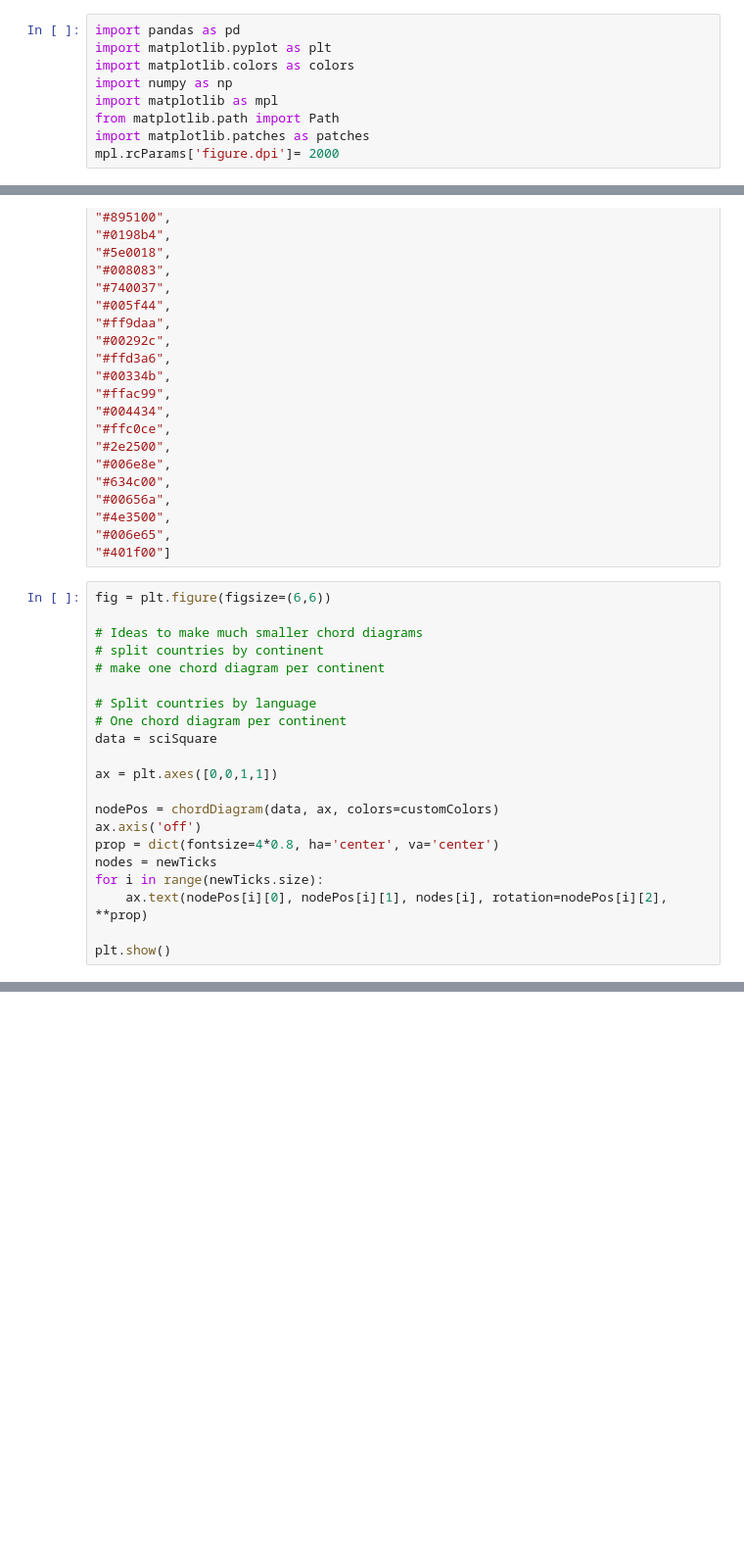
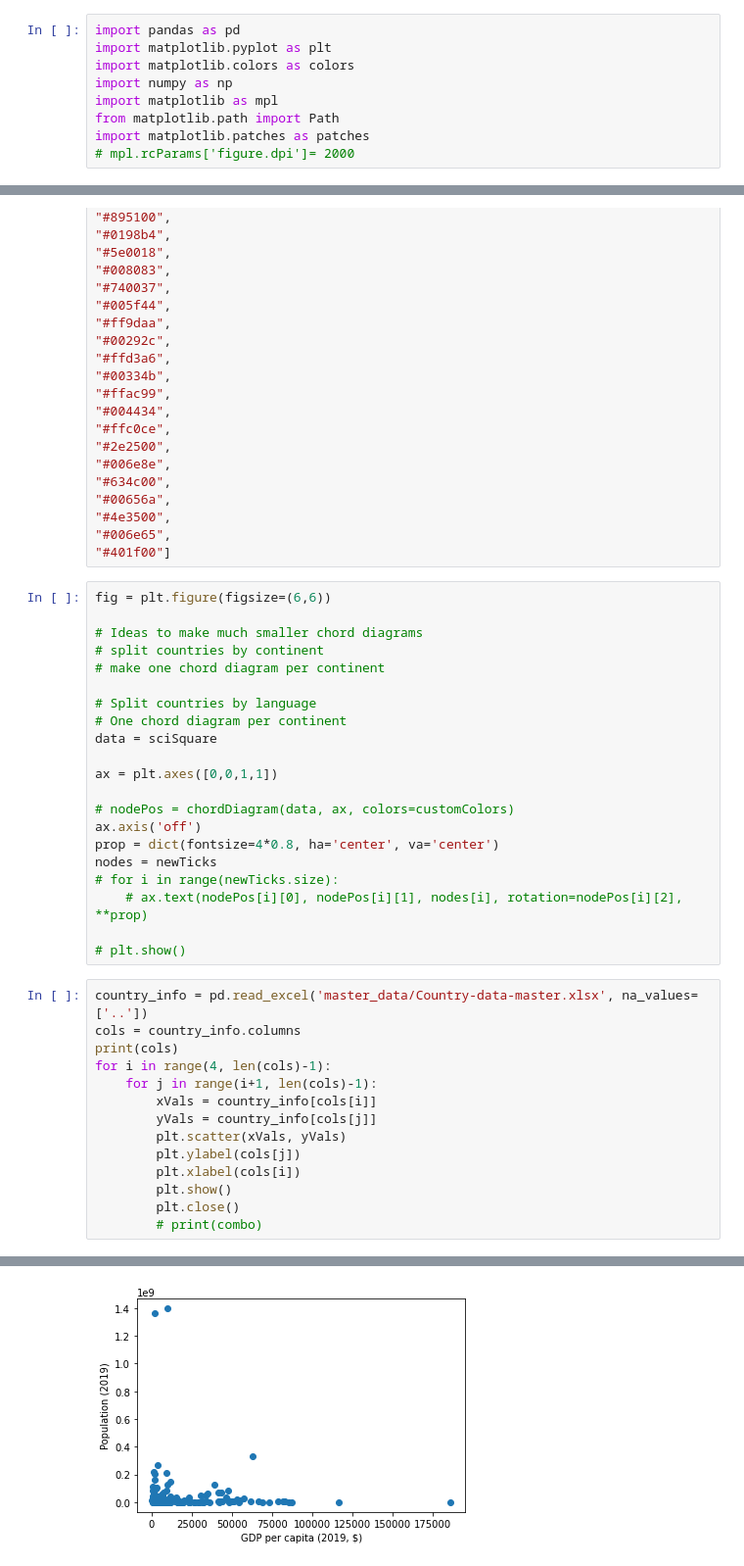
Before and after one commit to jonahdf/social-connectedness, a Jupyter notebook: simpleViz.ipynb, the cells around one changed output, grey strips where cells are left out. Shown at 98% size. Drawn from its saved outputs; the diff is of its cells as text; blank space fills up the shorter version.

Commit message:
graphs non-sci data together and analyzes nan occurence

```diff
--- a/simpleViz.ipynb
+++ b/simpleViz.ipynb
@@ -6,5 +6,5 @@ import numpy as np
 import matplotlib as mpl
 from matplotlib.path import Path
 import matplotlib.patches as patches
-mpl.rcParams['figure.dpi']= 2000
+# mpl.rcParams['figure.dpi']= 2000
 # %%
@@ -431,11 +440,26 @@ data = sciSquare
 
 ax = plt.axes([0,0,1,1])
 
-nodePos = chordDiagram(data, ax, colors=customColors)
+# nodePos = chordDiagram(data, ax, colors=customColors)
 ax.axis('off')
 prop = dict(fontsize=4*0.8, ha='center', va='center')
 nodes = newTicks
-for i in range(newTicks.size):
-    ax.text(nodePos[i][0], nodePos[i][1], nodes[i], rotation=nodePos[i][2], **prop)
+# for i in range(newTicks.size):
+    # ax.text(nodePos[i][0], nodePos[i][1], nodes[i], rotation=nodePos[i][2], **prop)
 
-plt.show()
+# plt.show()
+# %%
+country_info = pd.read_excel('master_data/Country-data-master.xlsx', na_values=['..'])
+cols = country_info.columns
+print(cols)
+for i in range(4, len(cols)-1):
+    for j in range(i+1, len(cols)-1):
+        xVals = country_info[cols[i]]
+        yVals = country_info[cols[j]]
+        plt.scatter(xVals, yVals)
+        plt.ylabel(cols[j])
+        plt.xlabel(cols[i])
+        plt.show()
+        plt.close()
+        # print(combo)
+# %% [output]
@@ -441,0 +471 @@ plt.show()
+[figure, added]
```
Also changed, not shown: parts of 5 cells of this notebook.
